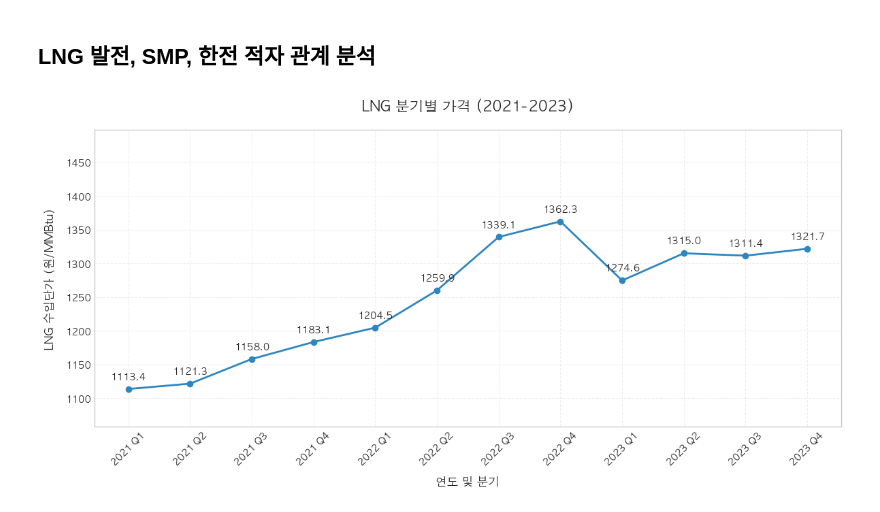
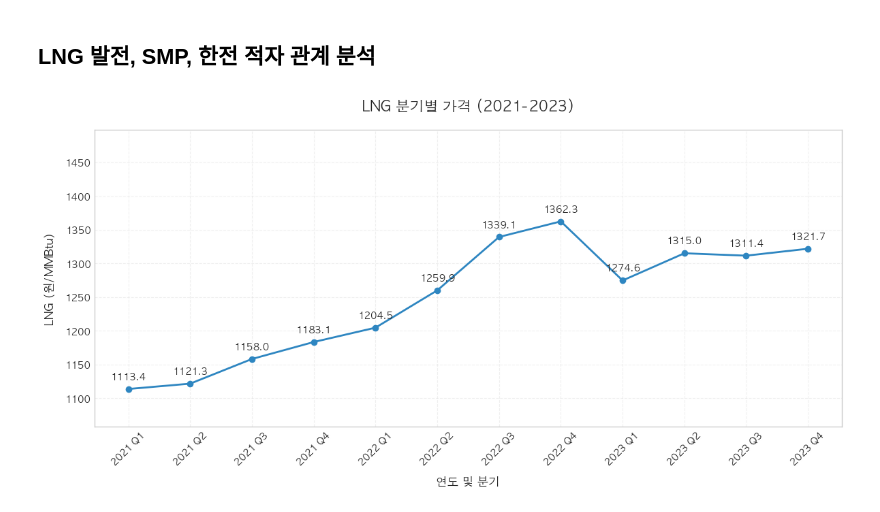
Before and after one commit to overwell24/bigdata-report, a Jupyter notebook: visualization.ipynb, the cells around one changed output. Drawn from its saved outputs; the diff is of its cells as text; code cells hidden in the pictures.

```diff
--- a/visualization.ipynb
+++ b/visualization.ipynb
@@ -326,35 +333,35 @@ plt.figure(figsize=(12, 6))
 max_value = quarterly_exchange['환율(원달러)'].max()
 
 # 꺾은선 그래프 그리기
 plt.plot(quarterly_exchange['Period'], quarterly_exchange['환율(원달러)'],
          marker='o', linewidth=2, color='#2E86C1')
 
 # y축 범위 설정 (최대값보다 10% 더 높게 설정)
 plt.ylim(quarterly_exchange['환율(원달러)'].min() * 0.95, max_value * 1.1)
 
 # 그래프 스타일링
 plt.title('LNG 분기별 가격 (2021-2023)', pad=20, size=15, weight='bold')
 plt.xlabel('연도 및 분기', labelpad=10, size=12)
-plt.ylabel('LNG 수입단가 (원/MMBtu)', labelpad=10, size=12)
+plt.ylabel('LNG (원/MMBtu)', labelpad=10, size=12)
 plt.grid(True, linestyle='--', alpha=0.3)
 plt.xticks(rotation=45)
 
 # 데이터 레이블 추가
 for x, y in zip(quarterly_exchange['Period'], quarterly_exchange['환율(원달러)']):
     plt.annotate(f'{y:.1f}',
                 (x, y),
                 textcoords="offset points",
                 xytext=(0,10),
                 ha='center')
 
 # 레이아웃 조정
 plt.tight_layout()
 
 # 그래프 저장
 plt.savefig('graph/분기별_LNG_가격_추이.png', dpi=300, bbox_inches='tight')
 plt.show()
 # %% [output]
-[figure, old version]
+[figure, new version]
 # %%
 import pandas as pd
 import matplotlib.pyplot as plt
```
Also changed, not shown: parts of 3 cells of this notebook, 5 other files.
